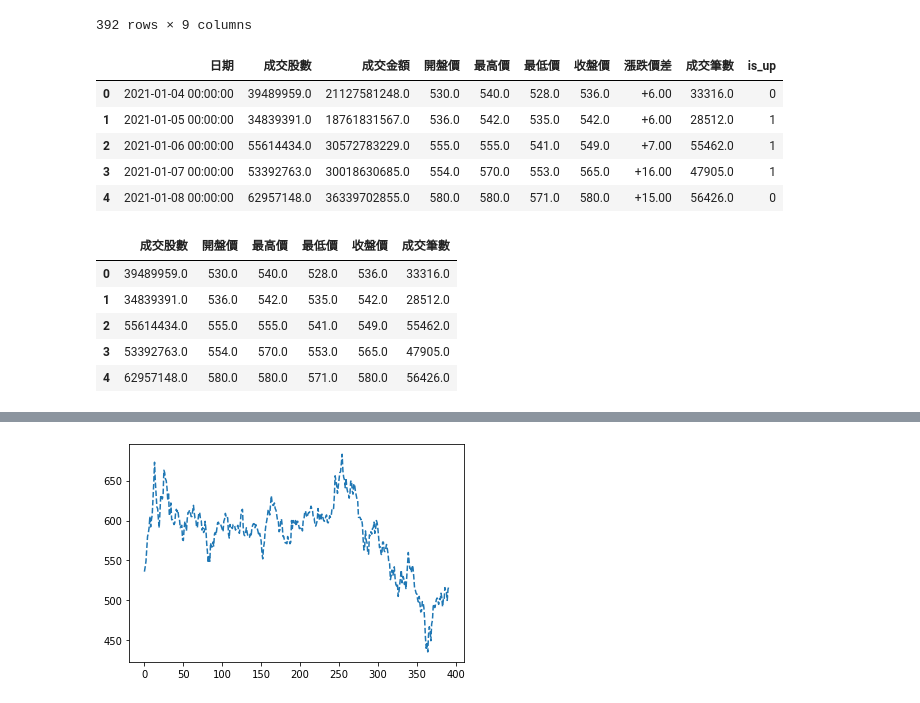
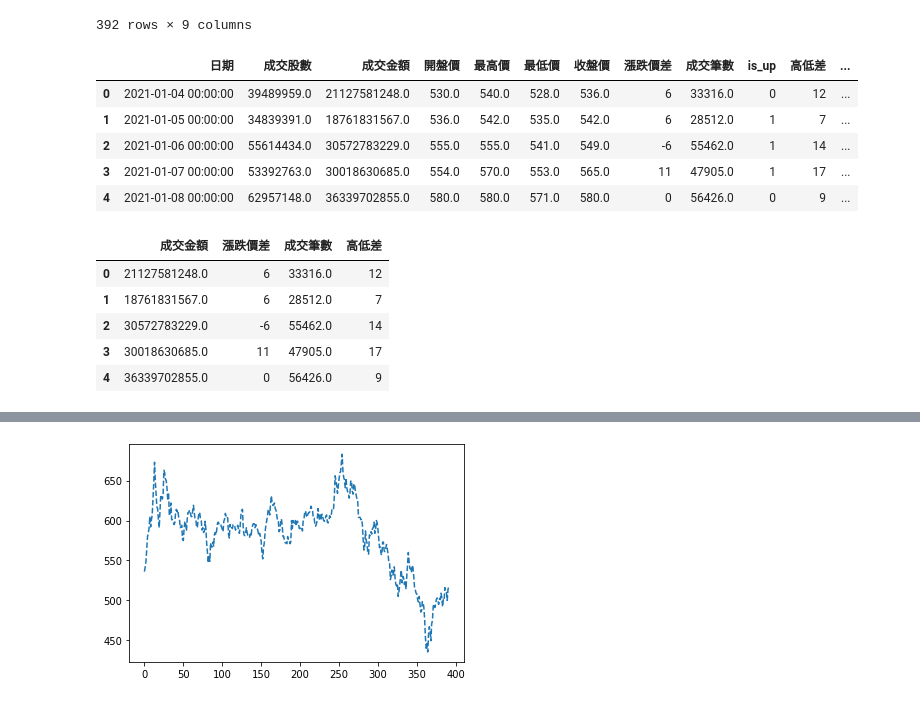
Before and after one commit to TaylorShiehUSI/Github-Colab-test, a Jupyter notebook: 20220814_2230.ipynb, the cells around one changed output, grey strips where cells are left out. Drawn from its saved outputs; the diff is of its cells as text; code cells hidden in the pictures.

```diff
--- a/20220814_2230.ipynb
+++ b/20220814_2230.ipynb
@@ -72,31 +72,35 @@ stock_df.to_csv('2230.csv',encoding='utf-8_sig')
 # %%
 ## Data Processing // Add is_up
 import numpy as np
 
 stock_df['is_up'] = (stock_df['開盤價'].shift(-1) - stock_df['收盤價'] >0).astype('int')
+stock_df['高低差'] = (stock_df['最高價'] - stock_df['最低價']).astype('int')
+stock_df['漲跌價差'] = (stock_df['收盤價'] - stock_df['開盤價']).astype('int')
+stock_df['單筆股數'] = (stock_df['成交股數']/stock_df['成交筆數']).astype('int')
+
 def one_hot(targets, nb_classes):
     return np.eye(nb_classes)[np.array(targets).reshape(-1)]
 y_data = one_hot(stock_df['is_up'], 2)
 stock_df.head()
 # %% [output]
-|  | 日期 | 成交股數 | 成交金額 | 開盤價 | 最高價 | 最低價 | 收盤價 | 漲跌價差 | 成交筆數 | is_up |
-| 0 | 2021-01-04 00:00:00 | 39489959.0 | 21127581248.0 | 530.0 | 540.0 | 528.0 | 536.0 | +6.00 | 33316.0 | 0 |
-| 1 | 2021-01-05 00:00:00 | 34839391.0 | 18761831567.0 | 536.0 | 542.0 | 535.0 | 542.0 | +6.00 | 28512.0 | 1 |
-| 2 | 2021-01-06 00:00:00 | 55614434.0 | 30572783229.0 | 555.0 | 555.0 | 541.0 | 549.0 | +7.00 | 55462.0 | 1 |
-| 3 | 2021-01-07 00:00:00 | 53392763.0 | 30018630685.0 | 554.0 | 570.0 | 553.0 | 565.0 | +16.00 | 47905.0 | 1 |
-| 4 | 2021-01-08 00:00:00 | 62957148.0 | 36339702855.0 | 580.0 | 580.0 | 571.0 | 580.0 | +15.00 | 56426.0 | 0 |
+|  | 日期 | 成交股數 | 成交金額 | 開盤價 | 最高價 | 最低價 | 收盤價 | 漲跌價差 | 成交筆數 | is_up | 高低差 | ... |
+| 0 | 2021-01-04 00:00:00 | 39489959.0 | 21127581248.0 | 530.0 | 540.0 | 528.0 | 536.0 | 6 | 33316.0 | 0 | 12 | ... |
+| 1 | 2021-01-05 00:00:00 | 34839391.0 | 18761831567.0 | 536.0 | 542.0 | 535.0 | 542.0 | 6 | 28512.0 | 1 | 7 | ... |
+| 2 | 2021-01-06 00:00:00 | 55614434.0 | 30572783229.0 | 555.0 | 555.0 | 541.0 | 549.0 | -6 | 55462.0 | 1 | 14 | ... |
+| 3 | 2021-01-07 00:00:00 | 53392763.0 | 30018630685.0 | 554.0 | 570.0 | 553.0 | 565.0 | 11 | 47905.0 | 1 | 17 | ... |
+| 4 | 2021-01-08 00:00:00 | 62957148.0 | 36339702855.0 | 580.0 | 580.0 | 571.0 | 580.0 | 0 | 56426.0 | 0 | 9 | ... |
 # %%
 ## Prepare Feature Data
-X_data = stock_df.drop(['日期', '成交金額','is_up', '漲跌價差'], axis=1)
+X_data = stock_df.drop(['日期','成交股數','開盤價','最高價','最低價','收盤價','is_up','單筆股數'], axis=1)
 X_data.head()
 #X_data.columns
 # %% [output]
-|  | 成交股數 | 開盤價 | 最高價 | 最低價 | 收盤價 | 成交筆數 |
-| 0 | 39489959.0 | 530.0 | 540.0 | 528.0 | 536.0 | 33316.0 |
-| 1 | 34839391.0 | 536.0 | 542.0 | 535.0 | 542.0 | 28512.0 |
-| 2 | 55614434.0 | 555.0 | 555.0 | 541.0 | 549.0 | 55462.0 |
-| 3 | 53392763.0 | 554.0 | 570.0 | 553.0 | 565.0 | 47905.0 |
-| 4 | 62957148.0 | 580.0 | 580.0 | 571.0 | 580.0 | 56426.0 |
+|  | 成交金額 | 漲跌價差 | 成交筆數 | 高低差 |
+| 0 | 21127581248.0 | 6 | 33316.0 | 12 |
+| 1 | 18761831567.0 | 6 | 28512.0 | 7 |
+| 2 | 30572783229.0 | -6 | 55462.0 | 14 |
+| 3 | 30018630685.0 | 11 | 47905.0 | 17 |
+| 4 | 36339702855.0 | 0 | 56426.0 | 9 |
 # %%
 ## Normalized
 from sklearn.preprocessing import StandardScaler
```
Also changed, not shown: parts of 5 cells of this notebook.
